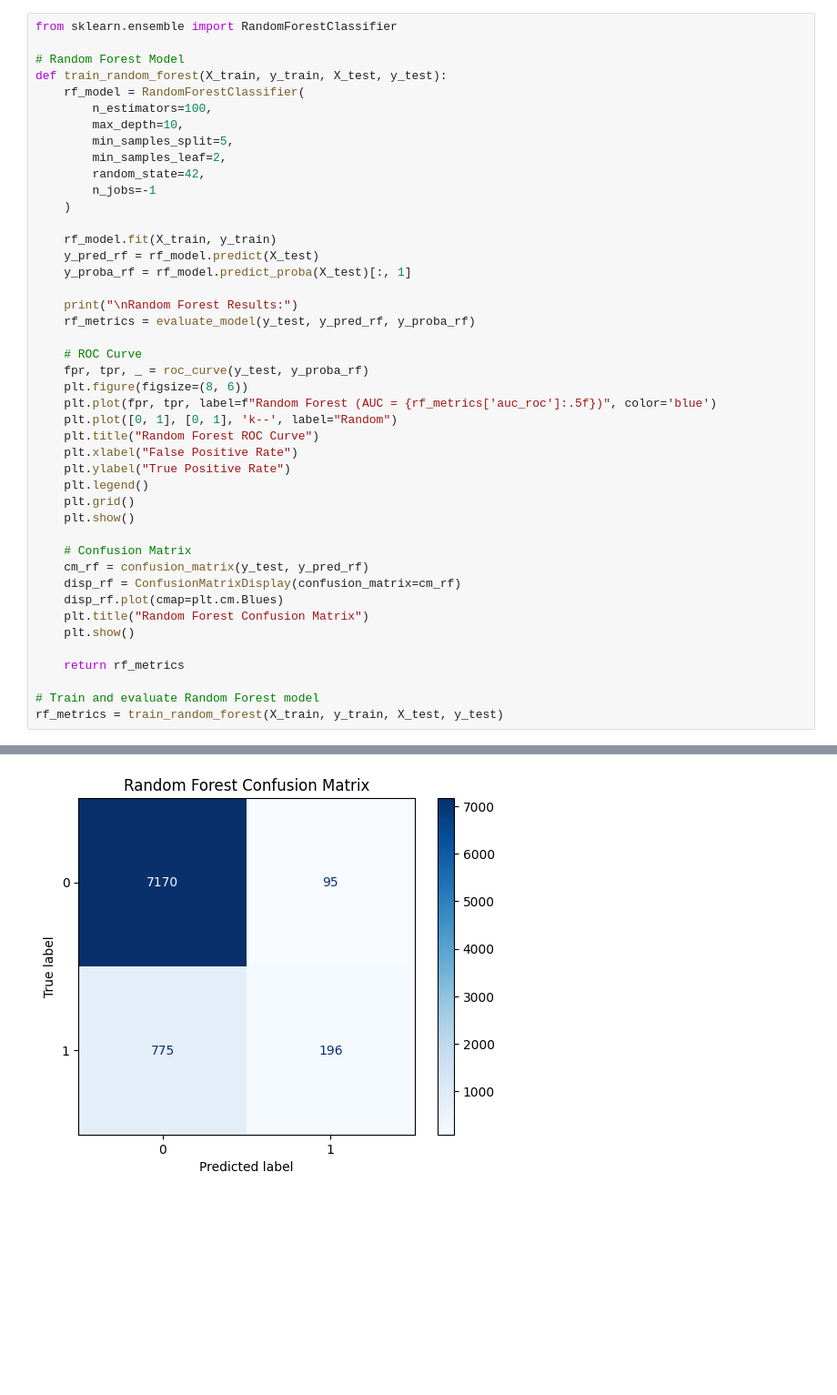
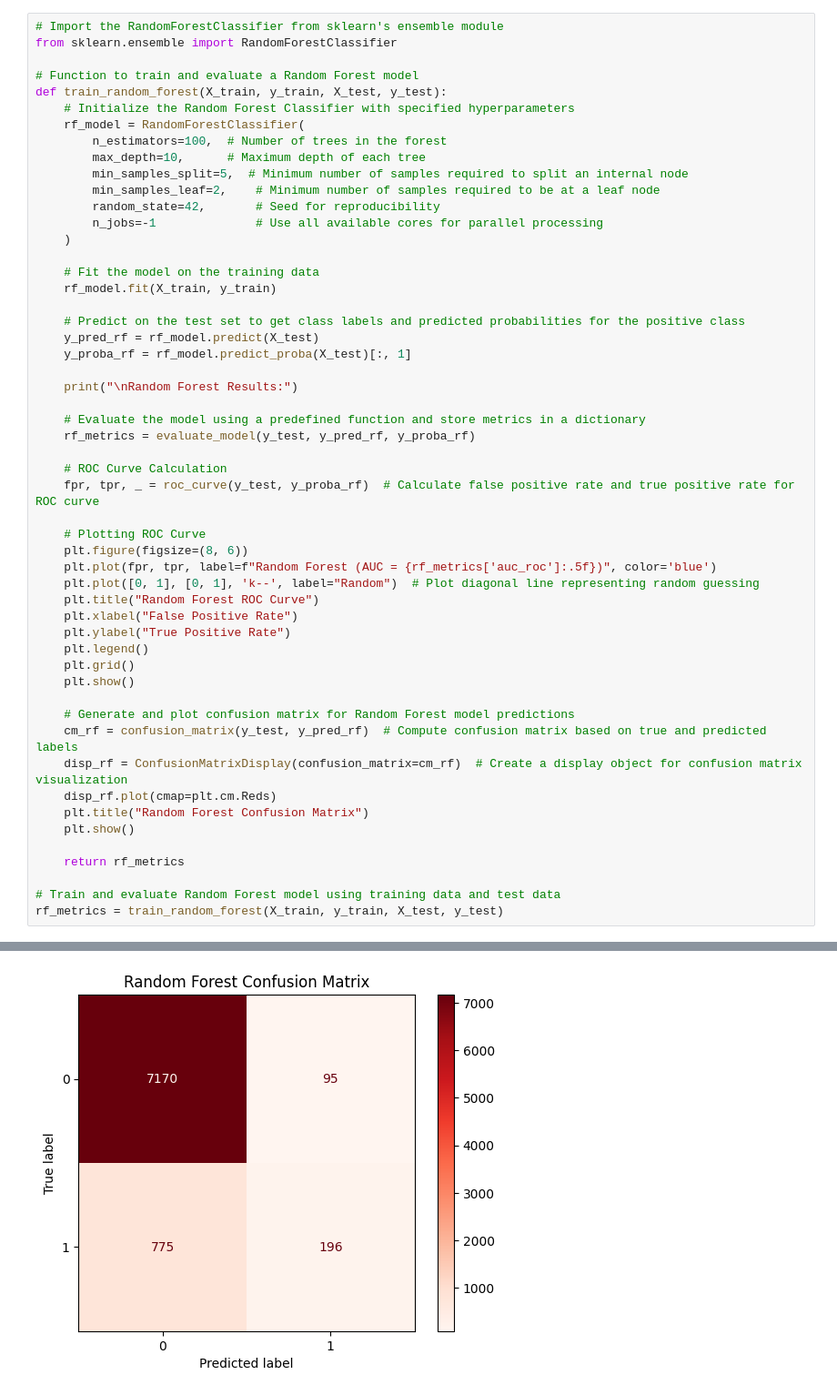
Before and after one commit to Senuth-Per/ML_Coursework_Banking_Systerm, a Jupyter notebook: Ml_CW.ipynb, the cells around one changed output, grey strips where cells are left out. Shown: that part at 91% size. Drawn from its saved outputs; the diff is of its cells as text; blank space fills up the shorter version.

```diff
--- a/Ml_CW.ipynb
+++ b/Ml_CW.ipynb
@@ -199,55 +201,64 @@ def evaluate_model(y_true, y_pred, y_proba):
         'auc_roc': auc_roc
     }
 # %%
+# Import the RandomForestClassifier from sklearn's ensemble module
 from sklearn.ensemble import RandomForestClassifier
 
-# Random Forest Model
+# Function to train and evaluate a Random Forest model
 def train_random_forest(X_train, y_train, X_test, y_test):
+    # Initialize the Random Forest Classifier with specified hyperparameters
     rf_model = RandomForestClassifier(
-        n_estimators=100,
-        max_depth=10,
-        min_samples_split=5,
-        min_samples_leaf=2,
-        random_state=42,
-        n_jobs=-1
+        n_estimators=100,  # Number of trees in the forest
+        max_depth=10,      # Maximum depth of each tree
+        min_samples_split=5,  # Minimum number of samples required to split an internal node
+        min_samples_leaf=2,    # Minimum number of samples required to be at a leaf node
+        random_state=42,       # Seed for reproducibility
+        n_jobs=-1              # Use all available cores for parallel processing
     )
 
+    # Fit the model on the training data
     rf_model.fit(X_train, y_train)
+
+    # Predict on the test set to get class labels and predicted probabilities for the positive class
     y_pred_rf = rf_model.predict(X_test)
     y_proba_rf = rf_model.predict_proba(X_test)[:, 1]
 
     print("\nRandom Forest Results:")
+
+    # Evaluate the model using a predefined function and store metrics in a dictionary
     rf_metrics = evaluate_model(y_test, y_pred_rf, y_proba_rf)
 
-    # ROC Curve
-    fpr, tpr, _ = roc_curve(y_test, y_proba_rf)
+    # ROC Curve Calculation
+    fpr, tpr, _ = roc_curve(y_test, y_proba_rf)  # Calculate false positive rate and true positive rate for ROC curve
+
+    # Plotting ROC Curve
     plt.figure(figsize=(8, 6))
     plt.plot(fpr, tpr, label=f"Random Forest (AUC = {rf_metrics['auc_roc']:.5f})", color='blue')
-    plt.plot([0, 1], [0, 1], 'k--', label="Random")
+    plt.plot([0, 1], [0, 1], 'k--', label="Random")  # Plot diagonal line representing random guessing
     plt.title("Random Forest ROC Curve")
     plt.xlabel("False Positive Rate")
     plt.ylabel("True Positive Rate")
     plt.legend()
     plt.grid()
     plt.show()
 
-    # Confusion Matrix
-    cm_rf = confusion_matrix(y_test, y_pred_rf)
-    disp_rf = ConfusionMatrixDisplay(confusion_matrix=cm_rf)
-    disp_rf.plot(cmap=plt.cm.Blues)
+    # Generate and plot confusion matrix for Random Forest model predictions
+    cm_rf = confusion_matrix(y_test, y_pred_rf)  # Compute confusion matrix based on true and predicted labels
+    disp_rf = ConfusionMatrixDisplay(confusion_matrix=cm_rf)  # Create a display object for confusion matrix visualization
+    disp_rf.plot(cmap=plt.cm.Reds)
     plt.title("Random Forest Confusion Matrix")
     plt.show()
 
     return rf_metrics
 
-# Train and evaluate Random Forest model
+# Train and evaluate Random Forest model using training data and test data
 rf_metrics = train_random_forest(X_train, y_train, X_test, y_test)
 # %% [output]
 Random Forest Results:
 Accuracy: 0.89437
 Precision: 0.67354
 Recall: 0.20185
 F1-score: 0.31062
 AUC-ROC: 0.79642
 [figure]
-[figure, old version]
+[figure, new version]
```
Also changed, not shown: parts of 6 cells of this notebook.
